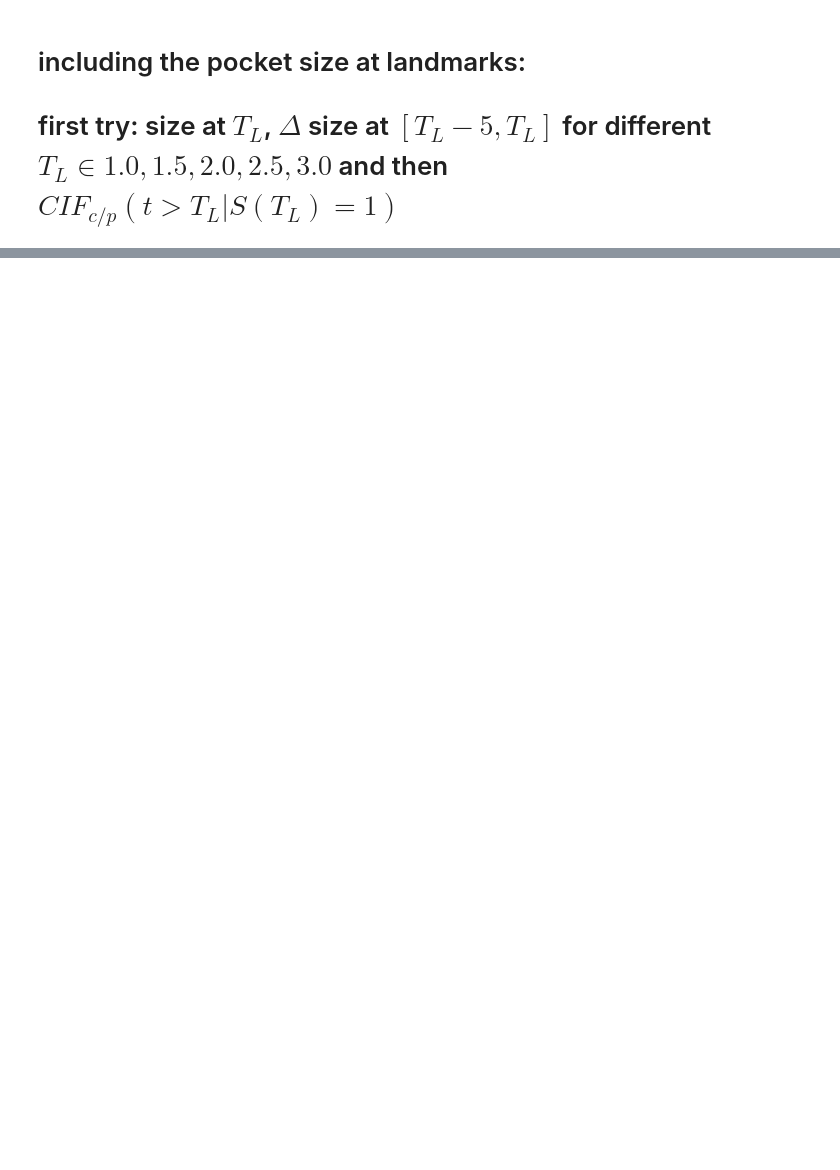
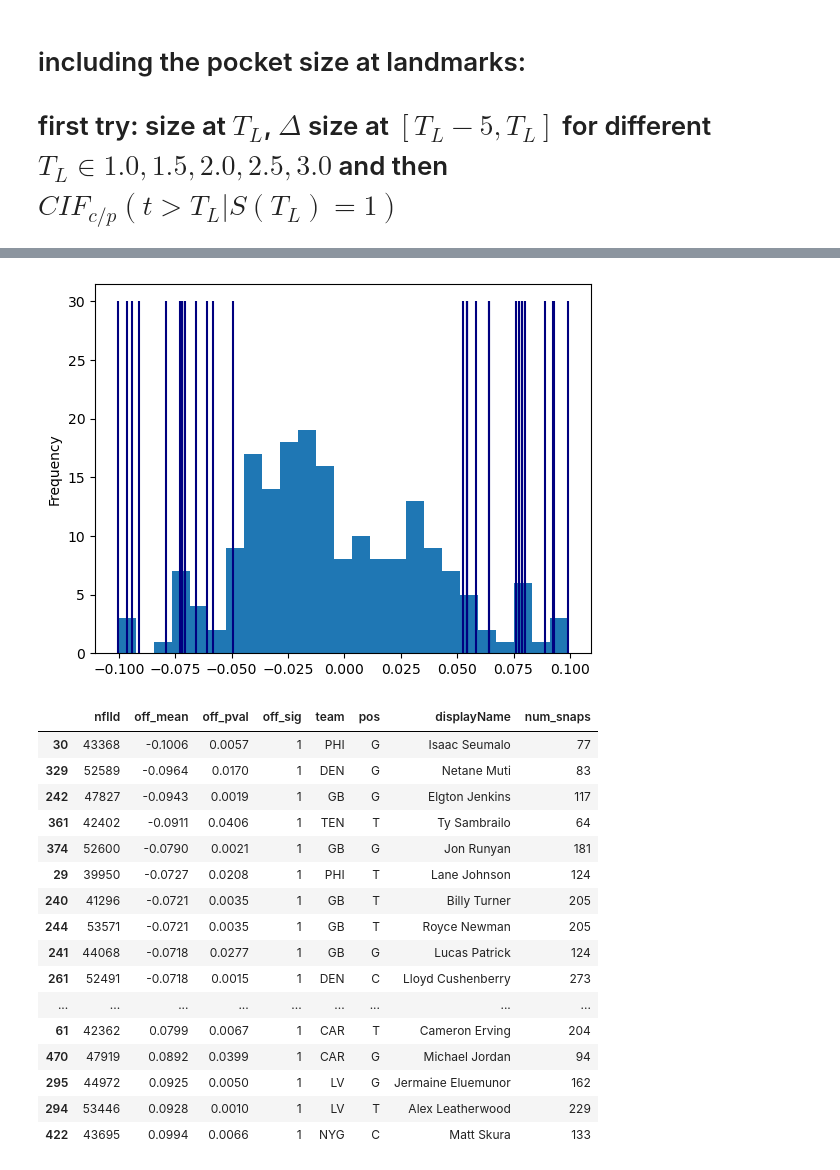
Before and after one commit to maschill/NFLPocketSurvival, a Jupyter notebook: comp_risks_landmarked.ipynb, the cells around one changed output, grey strips where cells are left out. Cells and saved outputs as stored; diff of their text form; code cells hidden in the pictures; blank space fills up the shorter version.

```diff
--- a/comp_risks_landmarked.ipynb
+++ b/comp_risks_landmarked.ipynb
@@ -483,2 +571,4 @@ preds.head(25)
 # %%
-from sklearn.metrics import brier_score_loss
+all_preds = fit_and_predict_landmark(
+    data_df=data_df, test_data_df=pd.concat([data_df, test_data_df]), Y=Y, tau=25
+)
@@ -492,0 +612,11 @@ brier score collapses: 0.1522
+# %%
+pred_surv_rate = plays_with_collapse[
+    ["gameId", "playId", "defensiveTeam", "possessionTeam", "poly_tau_15"]
+].copy()
+pred_surv_rate = pd.merge(all_preds, pred_surv_rate, left_index=True, right_index=True)
+# pred_surv_rate["res_collapse"] = pred_surv_rate["collapse"] - pred_surv_rate["cif_c"]
+# %%
+pred_surv_rate["res_collapse"] = pred_surv_rate["collapse"] - pred_surv_rate["cif_c"]
+pred_surv_rate["res_pass"] = pred_surv_rate["pass"] - pred_surv_rate["cif_p"]
+pred_surv_rate["res_surv"] = pred_surv_rate["survived"] - pred_surv_rate["surv"]
+pred_surv_rate
@@ -492,0 +758,9 @@ brier score collapses: 0.1522
+# %%
+player_pred_surv = pd.merge(
+    players_with_collapse[["gameId", "playId", "nflId", "pff_role"]],
+    pred_surv_rate,
+    on=["gameId", "playId"],
+)
+player_pred_surv = pd.merge(
+    player_pred_surv, players[["nflId", "displayName", "officialPosition"]], on="nflId"
+)
@@ -492,0 +808,29 @@ brier score collapses: 0.1522
+# %%
+pb_res_df[pb_res_df["num_snaps"].ge(75)].off_mean.plot.hist(bins=25)
+plt.vlines(
+    pb_res_df[pb_res_df["num_snaps"].ge(50) & pb_res_df.off_sig].off_mean.values,
+    ymin=0,
+    ymax=30,
+    color="navy",
+)
+plt.show()
+pb_res_df[pb_res_df["num_snaps"].ge(50) & pb_res_df.off_sig]
+# %% [output]
+[figure, added]
+|  | nflId | off_mean | off_pval | off_sig | team | pos | displayName | num_snaps |
+| 30 | 43368 | -0.1006 | 0.0057 | 1 | PHI | G | Isaac Seumalo | 77 |
+| 329 | 52589 | -0.0964 | 0.0170 | 1 | DEN | G | Netane Muti | 83 |
+| 242 | 47827 | -0.0943 | 0.0019 | 1 | GB | G | Elgton Jenkins | 117 |
+| 361 | 42402 | -0.0911 | 0.0406 | 1 | TEN | T | Ty Sambrailo | 64 |
+| 374 | 52600 | -0.0790 | 0.0021 | 1 | GB | G | Jon Runyan | 181 |
+| 29 | 39950 | -0.0727 | 0.0208 | 1 | PHI | T | Lane Johnson | 124 |
+| 240 | 41296 | -0.0721 | 0.0035 | 1 | GB | T | Billy Turner | 205 |
+| 244 | 53571 | -0.0721 | 0.0035 | 1 | GB | T | Royce Newman | 205 |
+| 241 | 44068 | -0.0718 | 0.0277 | 1 | GB | G | Lucas Patrick | 124 |
+| 261 | 52491 | -0.0718 | 0.0015 | 1 | DEN | C | Lloyd Cushenberry | 273 |
+| ... | ... | ... | ... | ... | ... | ... | ... | ... |
+| 61 | 42362 | 0.0799 | 0.0067 | 1 | CAR | T | Cameron Erving | 204 |
+| 470 | 47919 | 0.0892 | 0.0399 | 1 | CAR | G | Michael Jordan | 94 |
+| 295 | 44972 | 0.0925 | 0.0050 | 1 | LV | G | Jermaine Eluemunor | 162 |
+| 294 | 53446 | 0.0928 | 0.0010 | 1 | LV | T | Alex Leatherwood | 229 |
+| 422 | 43695 | 0.0994 | 0.0066 | 1 | NYG | C | Matt Skura | 133 |
```
Also changed, not shown: parts of 41 cells of this notebook, 3 other files.
